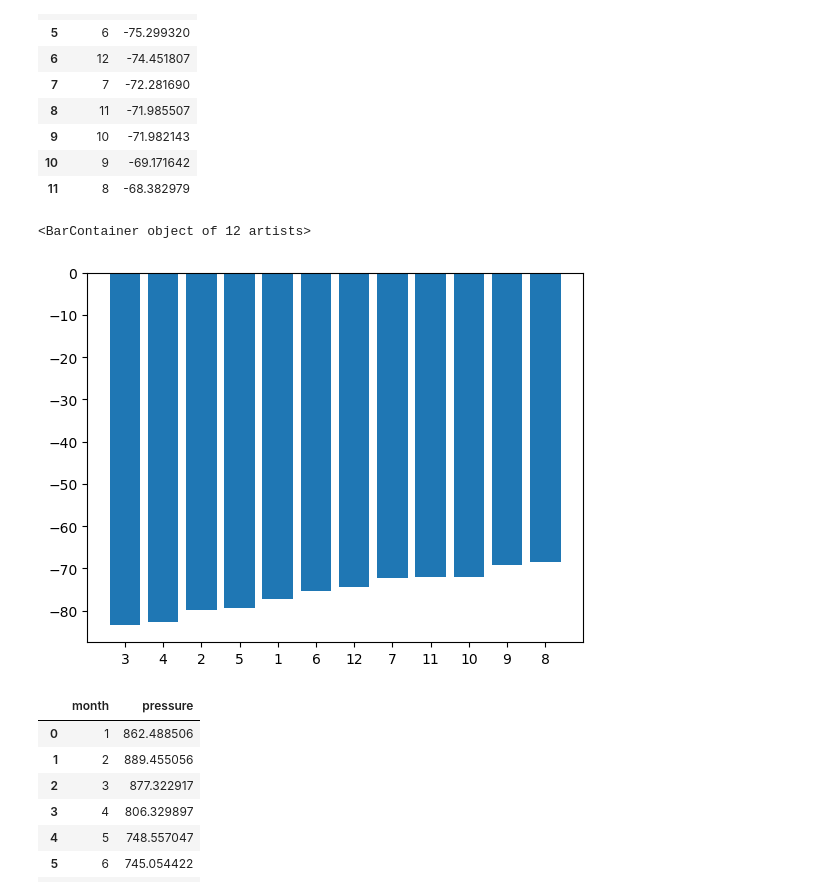
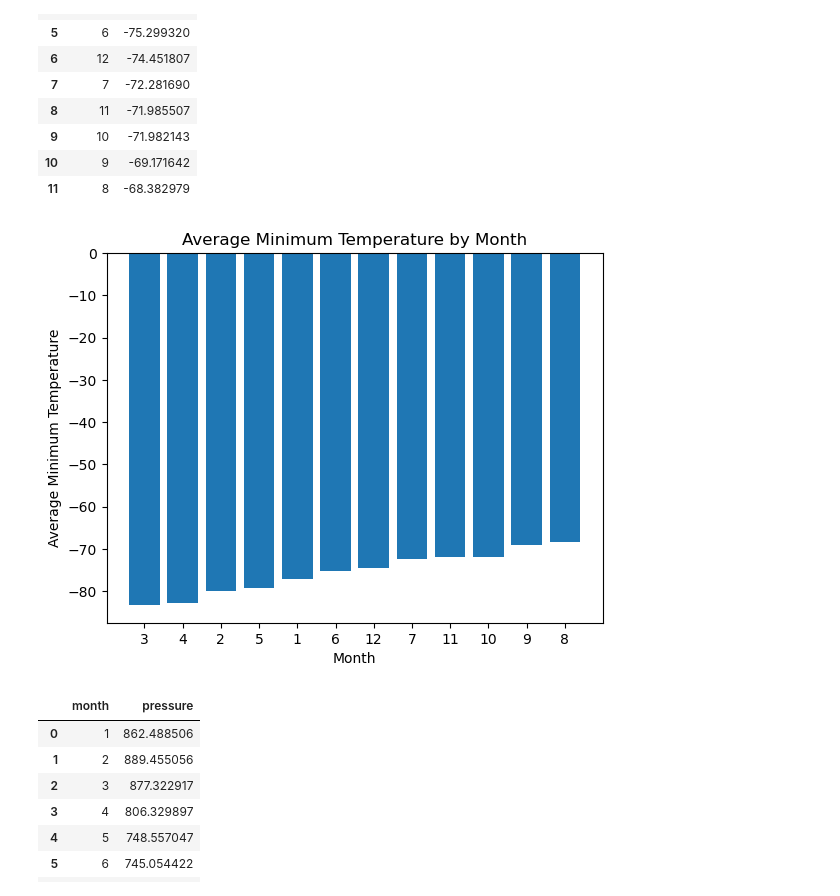
Before and after one commit to nickbartram/webscrape-challenge, a Jupyter notebook: mars_scrape/part_2_mars_weather.ipynb, the cells around one changed output. Drawn from its saved outputs; the diff is of its cells as text; code cells hidden in the pictures.

```diff
--- a/mars_scrape/part_2_mars_weather.ipynb
+++ b/mars_scrape/part_2_mars_weather.ipynb
@@ -45,9 +45,8 @@ headers = []
 # Find each row
 rows = table.find_all('tr')
 # %%
-
 # Loop through all rows and extract data
-for row in table.find_all('tr'):
+for row in rows:
     # Extract headers if they exist
     header_row = [th.text.strip() for th in row.find_all('th')]
     # Extract data cells if they exist
@@ -227,9 +221,14 @@ sorted_df
 | 11 | 8 | -68.382979 |
 # %%
 plt.bar(sorted_df['month'].astype(str), sorted_df['min_temp'])
+
+plt.xlabel('Month')
+plt.ylabel('Average Minimum Temperature')
+plt.title('Average Minimum Temperature by Month')
+
+plt.show()
 # %% [output]
-<BarContainer object of 12 artists>
-[figure, old version]
+[figure, new version]
 # %%
 # 4. What is the average pressure by month?
 average_pressure_by_month = scraped_df.groupby('month')['pressure'].mean().reset_index()
```
Also changed, not shown: parts of 9 cells of this notebook, 1 other file.
